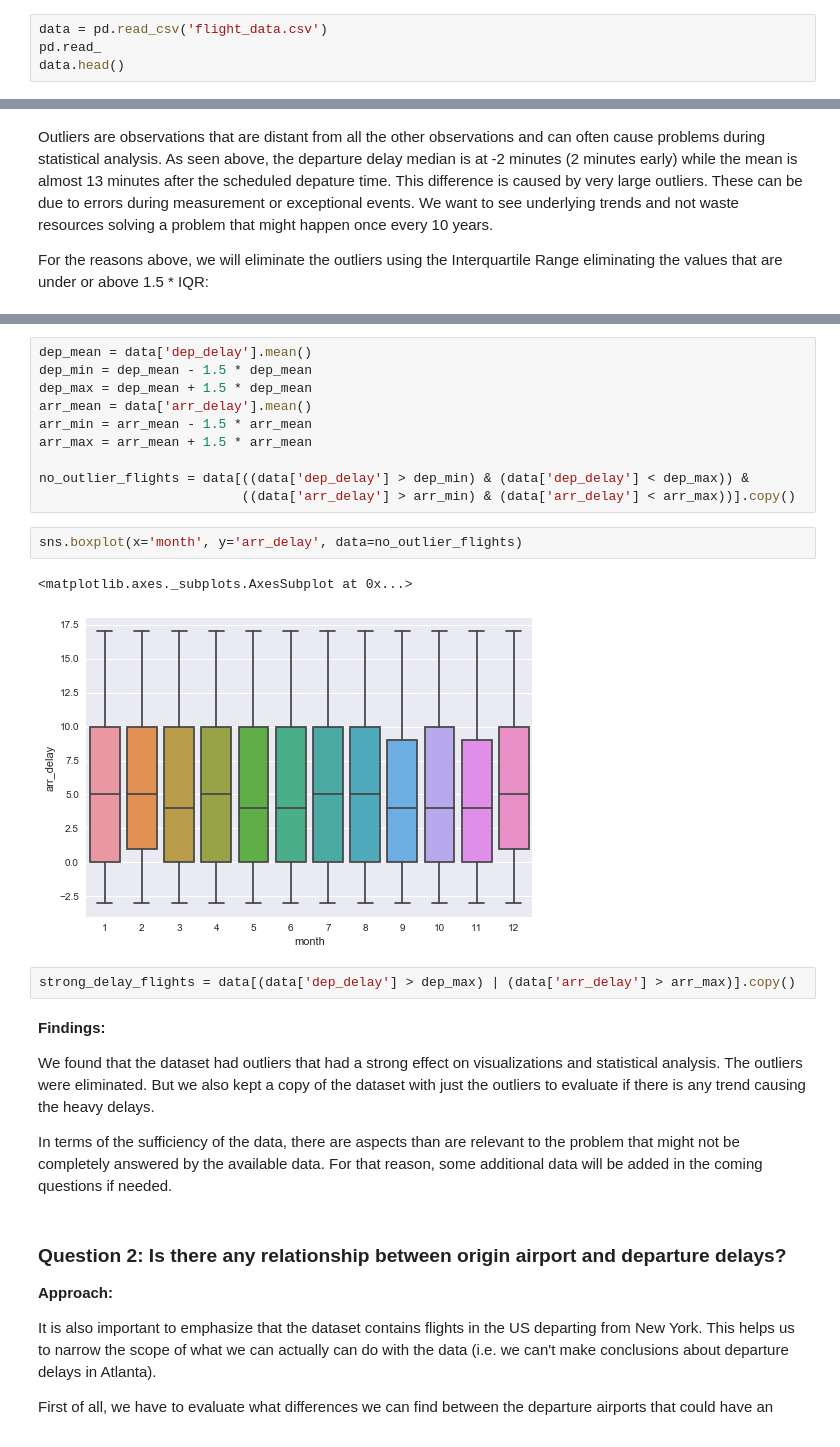
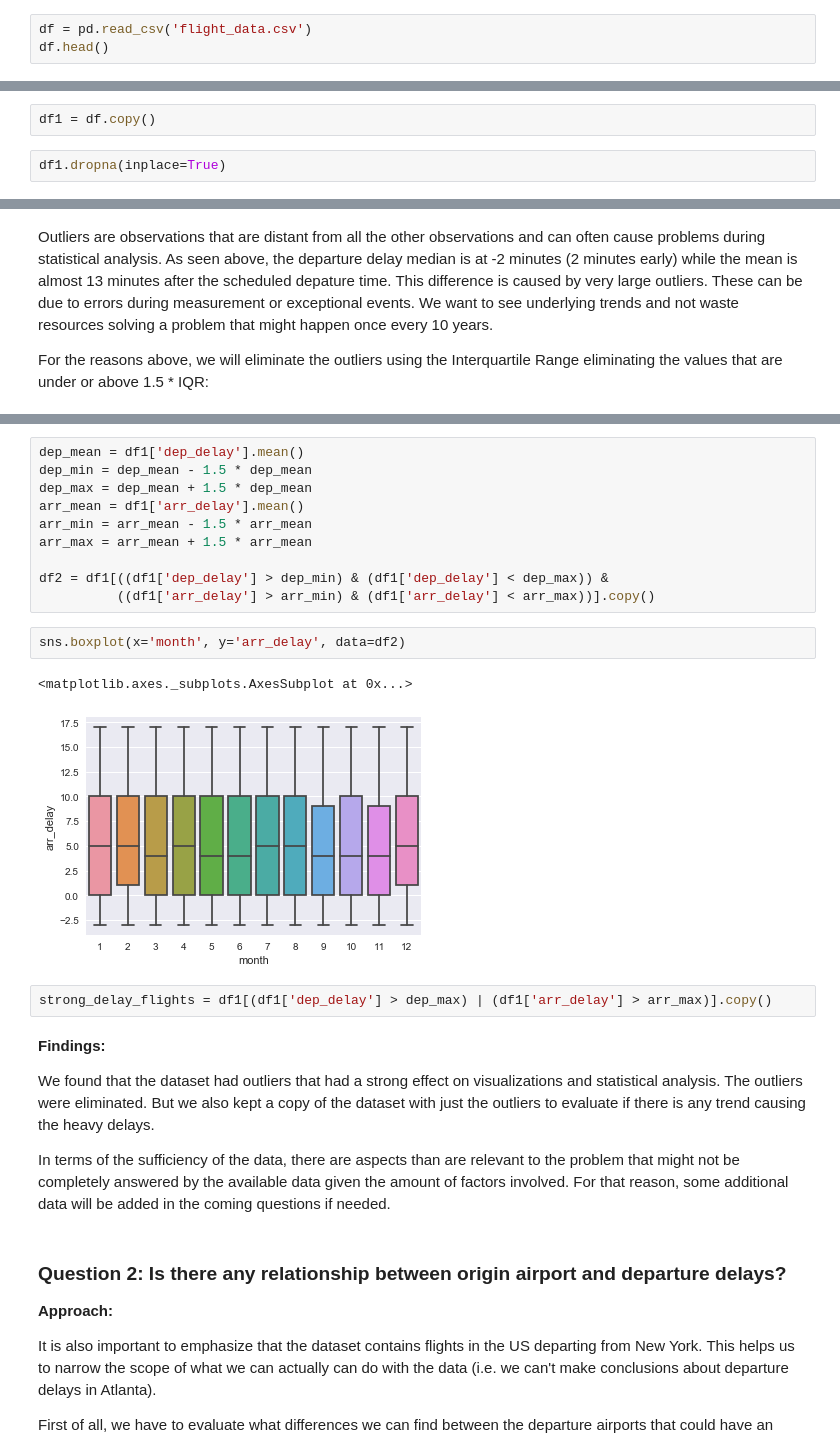
Before and after one commit to shiv-konar/Foundation-Project, a Jupyter notebook: Kalle/Project.ipynb, the cells around one changed output, grey strips where cells are left out. Cells and saved outputs as stored; diff of their text form.

```diff
--- a/Kalle/Project.ipynb
+++ b/Kalle/Project.ipynb
@@ -55,9 +61,8 @@ The dataset has a total of 336.776 rows (flights) and 19 columns (features) whic
 import numpy as np
 import pandas as pd
 # %%
-data = pd.read_csv('flight_data.csv')
-pd.read_
-data.head()
+df = pd.read_csv('flight_data.csv')
+df.head()
 # %% [output]
 |  | year | month | day | dep_time | sched_dep_time | dep_delay | arr_time | sched_arr_time | arr_delay | ... |
 | 0 | 2013 | 1 | 1 | 517.0 | 515 | 2.0 | 830.0 | 819 | 11.0 | ... |
@@ -71,0 +111,4 @@ The dataset has 336776 rows and 19 columns
+# %%
+df1 = df.copy()
+# %%
+df1.dropna(inplace=True)
@@ -121,28 +178,28 @@ print('Arrival Interquartile Range:', arr_IQR)
 Departure Interquartile Range: 16.0
 Arrival Interquartile Range: 31.0
 # %%
-dep_mean = data['dep_delay'].mean()
+dep_mean = df1['dep_delay'].mean()
 dep_min = dep_mean - 1.5 * dep_mean
 dep_max = dep_mean + 1.5 * dep_mean
-arr_mean = data['arr_delay'].mean()
+arr_mean = df1['arr_delay'].mean()
 arr_min = arr_mean - 1.5 * arr_mean
 arr_max = arr_mean + 1.5 * arr_mean
 
-no_outlier_flights = data[((data['dep_delay'] > dep_min) & (data['dep_delay'] < dep_max)) &
-                          ((data['arr_delay'] > arr_min) & (data['arr_delay'] < arr_max))].copy()
+df2 = df1[((df1['dep_delay'] > dep_min) & (df1['dep_delay'] < dep_max)) &
+          ((df1['arr_delay'] > arr_min) & (df1['arr_delay'] < arr_max))].copy()
 # %%
-sns.boxplot(x='month', y='arr_delay', data=no_outlier_flights)
+sns.boxplot(x='month', y='arr_delay', data=df2)
 # %% [output]
 <matplotlib.axes._subplots.AxesSubplot at 0x...>
-[figure, old version]
+[figure, new version]
 # %%
-strong_delay_flights = data[(data['dep_delay'] > dep_max) | (data['arr_delay'] > arr_max)].copy()
+strong_delay_flights = df1[(df1['dep_delay'] > dep_max) | (df1['arr_delay'] > arr_max)].copy()
 # %% [markdown]
 **Findings:**
 
 We found that the dataset had outliers that had a strong effect on visualizations and statistical analysis. The outliers were eliminated. But we also kept a copy of the dataset with just the outliers to evaluate if there is any trend causing the heavy delays.
 
-In terms of the sufficiency of the data, there are aspects than are relevant to the problem that might not be completely answered by the available data. For that reason, some additional data will be added in the coming questions if needed.
+In terms of the sufficiency of the data, there are aspects than are relevant to the problem that might not be completely answered by the available data given the amount of factors involved. For that reason, some additional data will be added in the coming questions if needed.
 # %% [markdown]
 ### Question 2: Is there any relationship between origin airport and departure delays?
 
```
Also changed, not shown: parts of 111 cells of this notebook, 1 other file.
